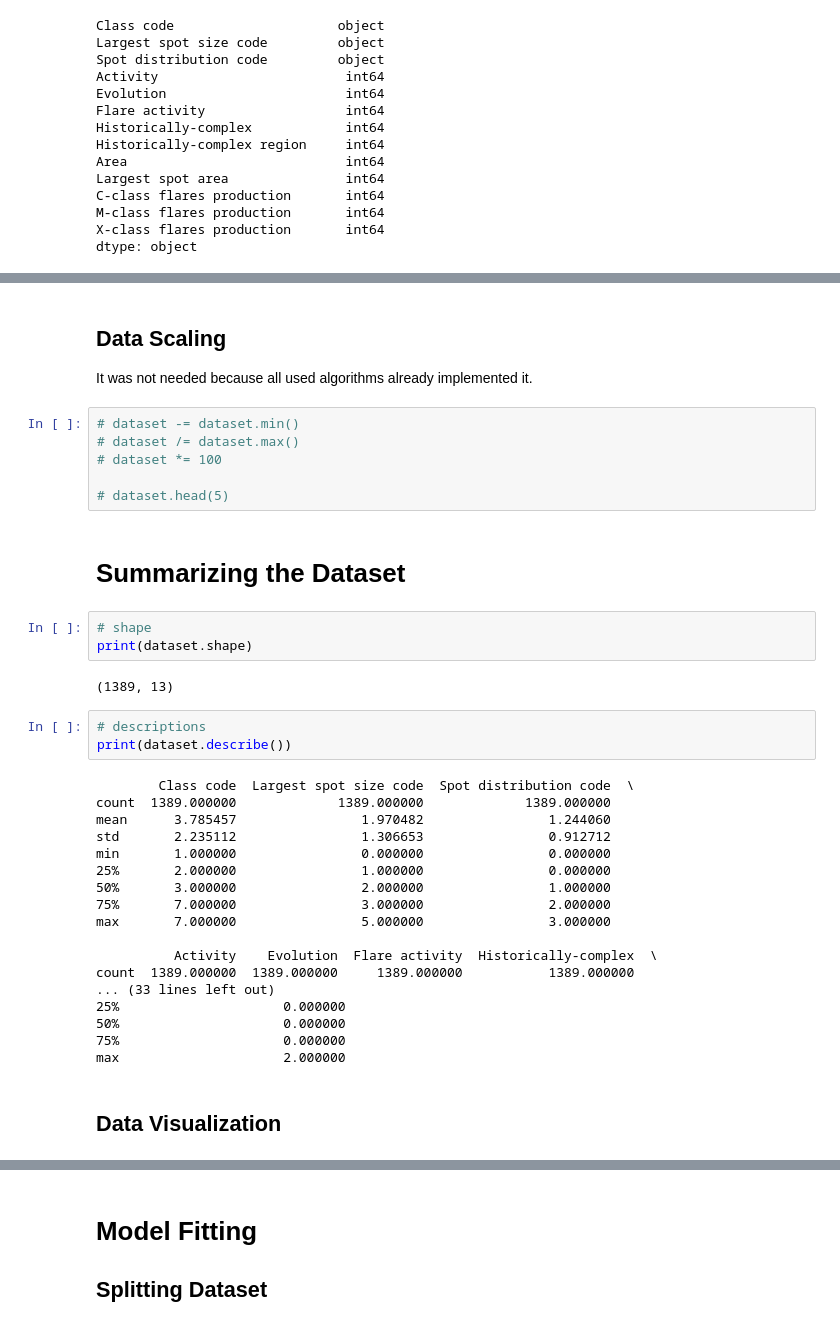
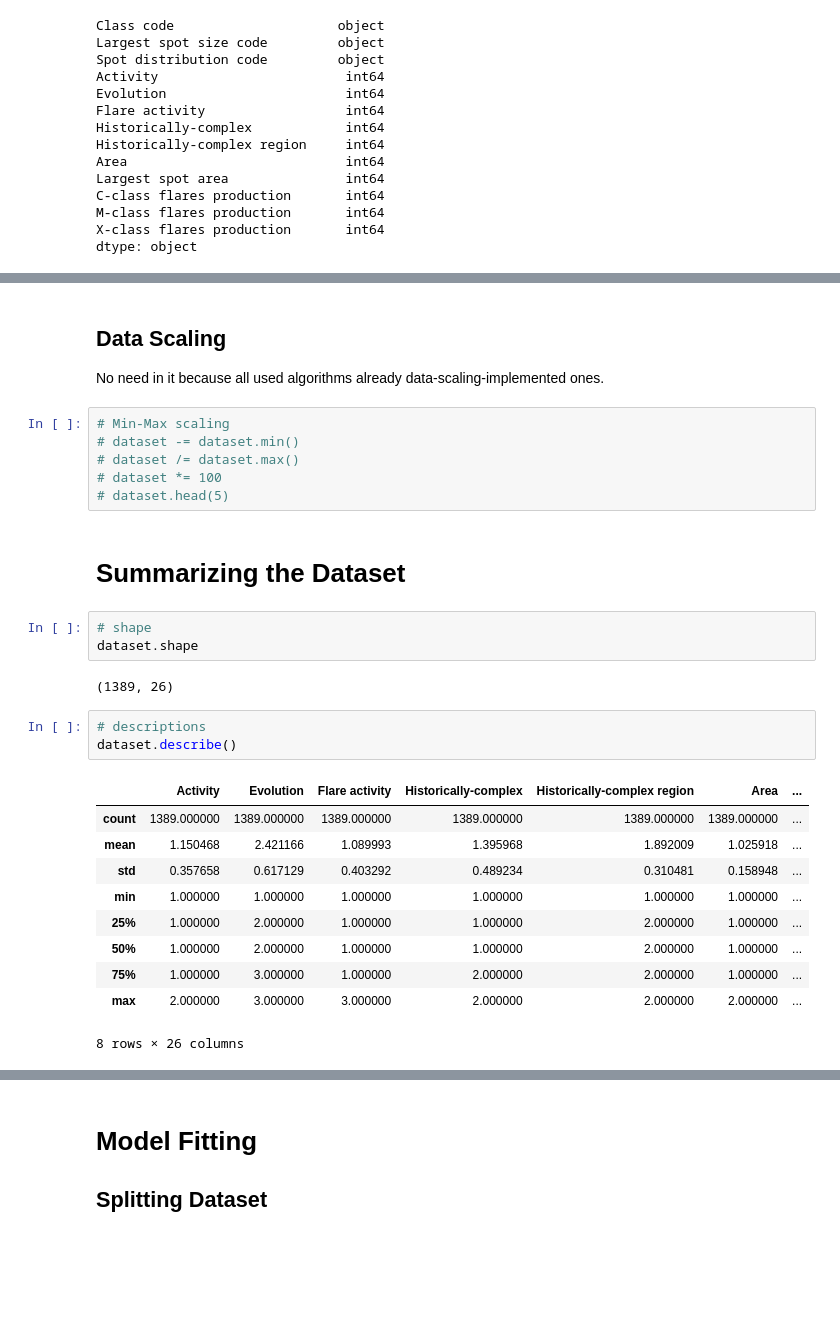
Before and after one commit to andynik/knu_labs, a Jupyter notebook: ml/solar_flare.ipynb, the cells around one changed output, grey strips where cells are left out. Drawn from its saved outputs; the diff is of its cells as text; blank space fills up the shorter version.

```diff
--- a/ml/solar_flare.ipynb
+++ b/ml/solar_flare.ipynb
@@ -189,40 +213,31 @@ dtype: object
 # %% [markdown]
 ## Data Scaling
 
-It was not needed because all used algorithms already implemented it.
+No need in it because all used algorithms already data-scaling-implemented ones.
 # %%
+# Min-Max scaling
 # dataset -= dataset.min()
 # dataset /= dataset.max()
 # dataset *= 100
-
 # dataset.head(5)
 # %% [markdown]
 # Summarizing the Dataset
 # %%
 # shape
-print(dataset.shape)
+dataset.shape
 # %% [output]
-(1389, 13)
+(1389, 26)
 # %%
 # descriptions
-print(dataset.describe())
+dataset.describe()
 # %% [output]
+|  | Activity | Evolution | Flare activity | Historically-complex | Historically-complex region | Area | ... |
+| count | 1389.000000 | 1389.000000 | 1389.000000 | 1389.000000 | 1389.000000 | 1389.000000 | ... |
+| mean | 1.150468 | 2.421166 | 1.089993 | 1.395968 | 1.892009 | 1.025918 | ... |
+| std | 0.357658 | 0.617129 | 0.403292 | 0.489234 | 0.310481 | 0.158948 | ... |
+| min | 1.000000 | 1.000000 | 1.000000 | 1.000000 | 1.000000 | 1.000000 | ... |
+| 25% | 1.000000 | 2.000000 | 1.000000 | 1.000000 | 2.000000 | 1.000000 | ... |
+| 50% | 1.000000 | 2.000000 | 1.000000 | 1.000000 | 2.000000 | 1.000000 | ... |
+| 75% | 1.000000 | 3.000000 | 1.000000 | 2.000000 | 2.000000 | 1.000000 | ... |
+| max | 2.000000 | 3.000000 | 3.000000 | 2.000000 | 2.000000 | 2.000000 | ... |
-        Class code  Largest spot size code  Spot distribution code  \
-count  1389.000000             1389.000000             1389.000000
-mean      3.785457                1.970482                1.244060
-std       2.235112                1.306653                0.912712
-min       1.000000                0.000000                0.000000
-25%       2.000000                1.000000                0.000000
-50%       3.000000                2.000000                1.000000
-75%       7.000000                3.000000                2.000000
-max       7.000000                5.000000                3.000000
-
-          Activity    Evolution  Flare activity  Historically-complex  \
-count  1389.000000  1389.000000     1389.000000           1389.000000
-... (33 lines left out)
-25%                     0.000000
-50%                     0.000000
-75%                     0.000000
-max                     2.000000
+8 rows × 26 columns
-# %% [markdown]
-## Data Visualization
```
Also changed, not shown: parts of 28 cells of this notebook.
